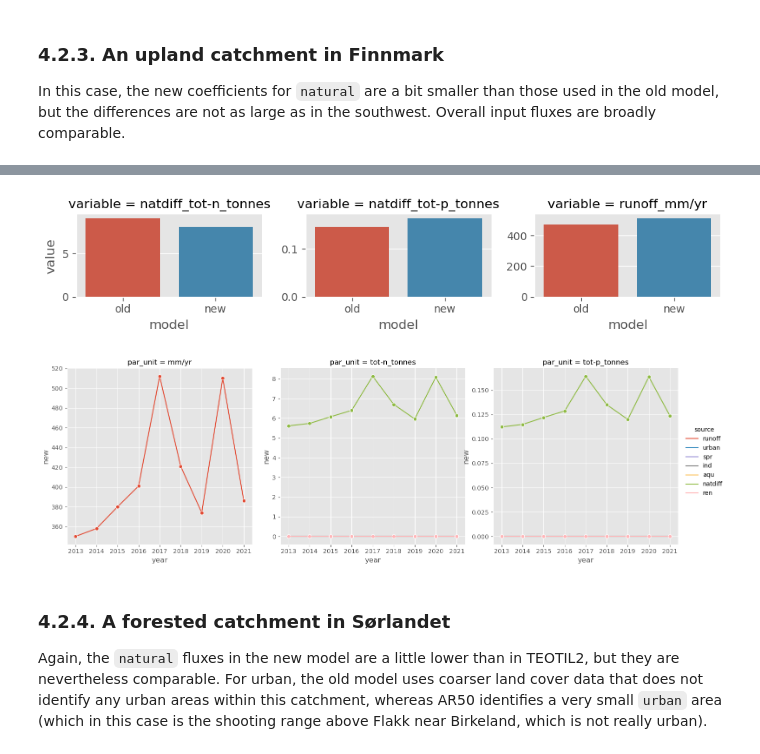
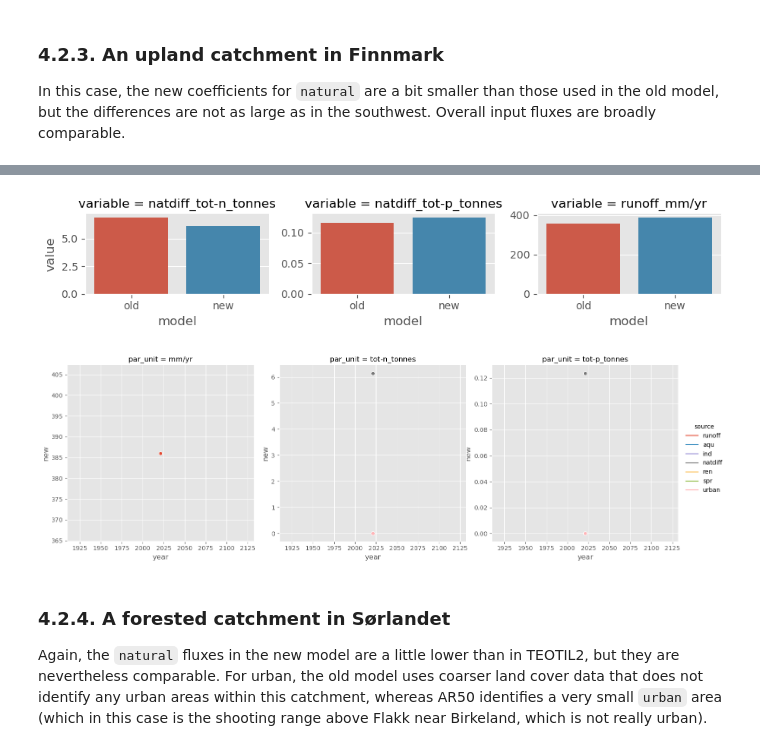
Before and after one commit to NIVANorge/teotil3, a Jupyter notebook: notebooks/development/T2-15a_explore_input_output.ipynb, the cells around one changed output, grey strips where cells are left out. Drawn from its saved outputs; the diff is of its cells as text; code cells hidden in the pictures.

```diff
--- a/notebooks/development/T2-15a_explore_input_output.ipynb
+++ b/notebooks/development/T2-15a_explore_input_output.ipynb
@@ -30,20 +30,20 @@ Connection successful.
 # %%
 regine_year = 2022
 nve_data_year = 2022
-st_yr, end_yr = 2013, 2021
+st_yr, end_yr = 2021, 2021
 out_csv_fold = r"/home/jovyan/shared/teotil3/annual_input_data"
 # %%
-# %%time
+%%time
 
-# # Generate input files
-# years = range(st_yr, end_yr + 1)
-# for year in tqdm(years):
-#     gdf = teo.io.make_input_file(
-#         year,
-#         nve_data_year,
-#         eng,
-#         out_csv_fold=out_csv_fold,
-#         regine_year=2022,
-#     )
+# Generate input files
+years = range(st_yr, end_yr + 1)
+for year in tqdm(years):
+    gdf = teo.io.make_input_file(
+        year,
+        nve_data_year,
+        eng,
+        out_csv_fold=out_csv_fold,
+        regine_year=2022,
+    )
 # %% [output]
 100.00 % of regines assigned.
@@ -453,7 +441,7 @@ reg_df = summarise_regine_series(reg_id, df, log_y=False)
 
 In this case, the new coefficients for `natural` are a bit smaller than those used in the old model, but the differences are not as large as in the southwest. Overall input fluxes are broadly comparable.
 # %%
-comp_year = 2020
+comp_year = 2021
 reg_id = "234.GBB1Z"
 comp_df = compare_regine_series(reg_id, match_df, comp_year)
 reg_df = summarise_regine_series(reg_id, df, log_y=False)
@@ -476,5 +464,5 @@ reg_df = summarise_regine_series(reg_id, df, log_y=False)
-[figure, old version]
+[figure, new version]
-[figure, old version]
+[figure, new version]
 # %% [markdown]
 ### 4.2.4. A forested catchment in Sørlandet
 
```
Also changed, not shown: parts of 25 cells of this notebook, 1 other file.
